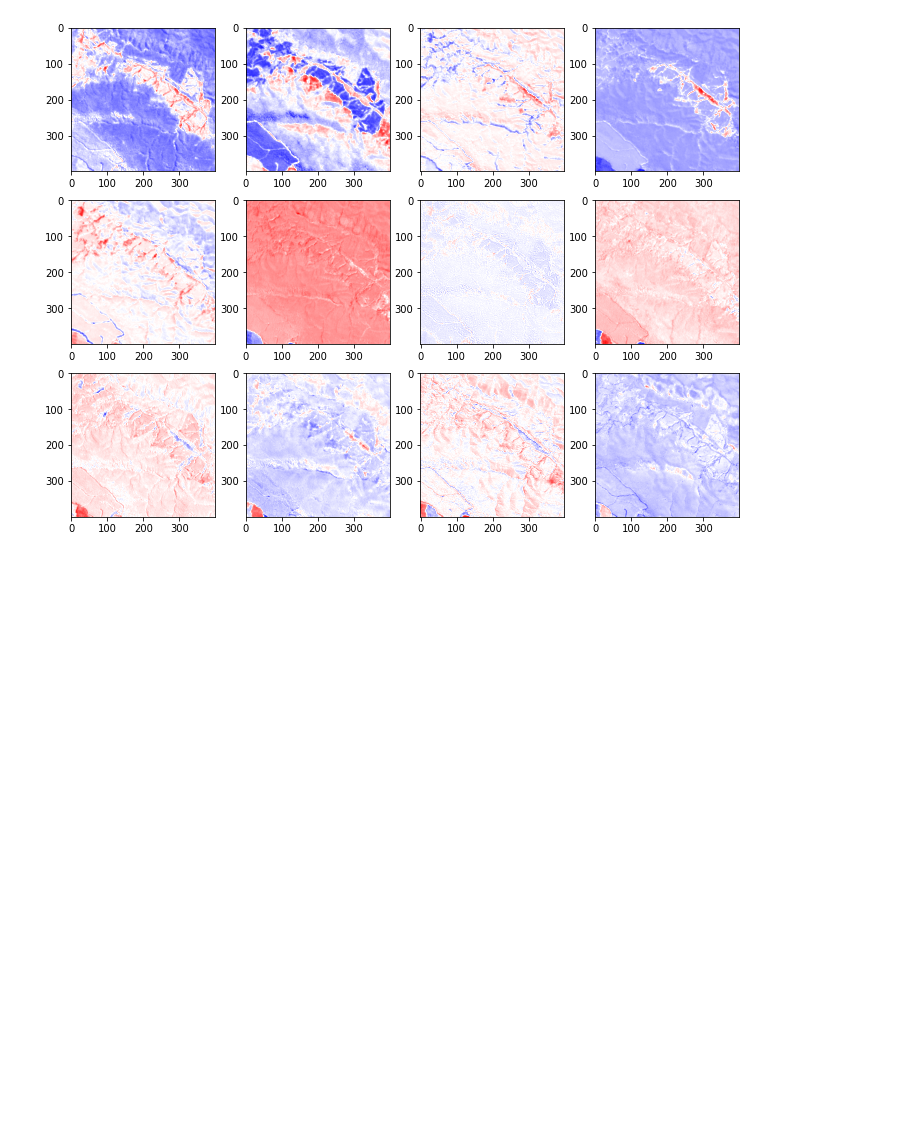
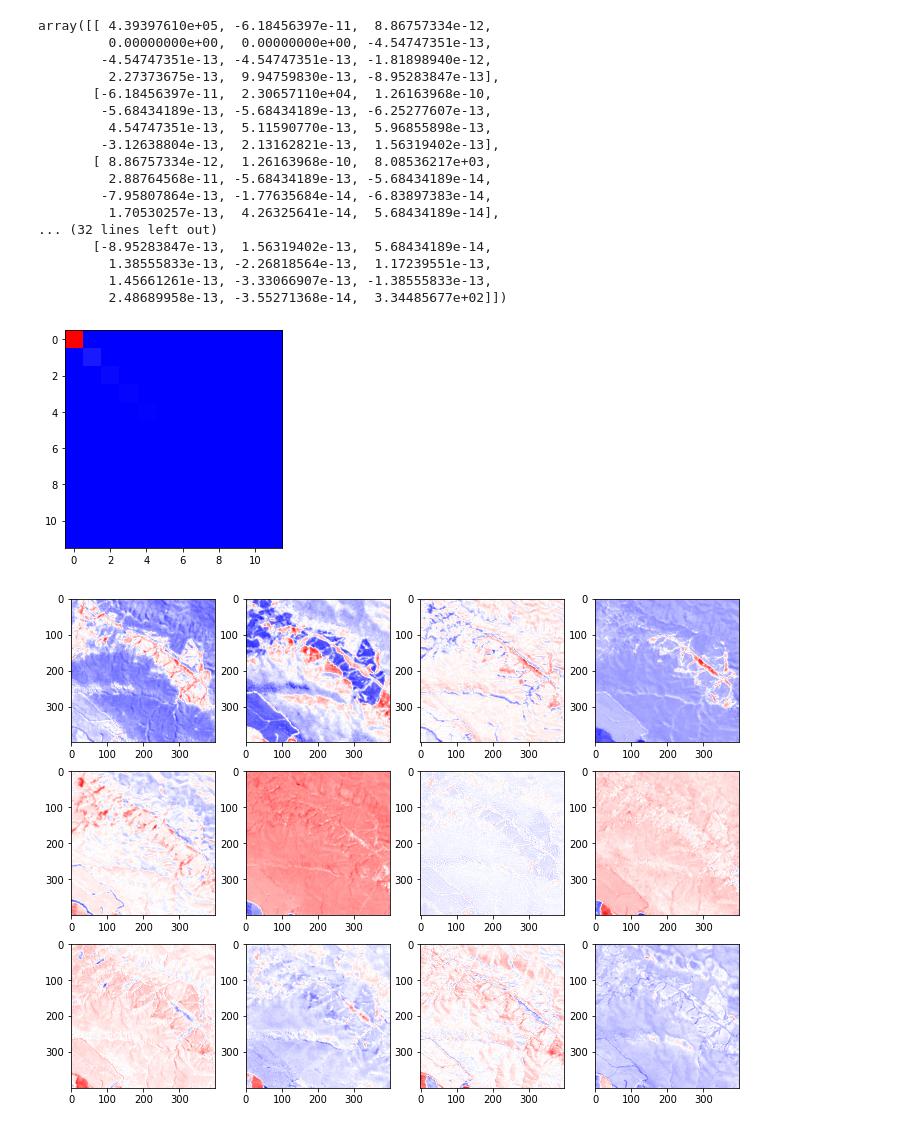
Before and after one commit to ANU-WALD/sat_decomp, a Jupyter notebook: component_comp.ipynb, the cells around one changed output. Drawn from its saved outputs; the diff is of its cells as text; code cells hidden in the pictures; blank space fills up the shorter version.

```diff
--- a/component_comp.ipynb
+++ b/component_comp.ipynb
@@ -178,3 +232,25 @@ plt.imshow(coeffs.T, aspect=10, cmap='bwr')
+# %%
+plt.imshow(coeffs.T@coeffs, cmap='bwr')
+coeffs.T@coeffs
+# %% [output]
+array([[ 4.39397610e+05, -6.18456397e-11,  8.86757334e-12,
+         0.00000000e+00,  0.00000000e+00, -4.54747351e-13,
+        -4.54747351e-13, -4.54747351e-13, -1.81898940e-12,
+         2.27373675e-13,  9.94759830e-13, -8.95283847e-13],
+       [-6.18456397e-11,  2.30657110e+04,  1.26163968e-10,
+        -5.68434189e-13, -5.68434189e-13, -6.25277607e-13,
+         4.54747351e-13,  5.11590770e-13,  5.96855898e-13,
+        -3.12638804e-13,  2.13162821e-13,  1.56319402e-13],
+       [ 8.86757334e-12,  1.26163968e-10,  8.08536217e+03,
+         2.88764568e-11, -5.68434189e-13, -5.68434189e-14,
+        -7.95807864e-13, -1.77635684e-14, -6.83897383e-14,
+         1.70530257e-13,  4.26325641e-14,  5.68434189e-14],
+... (32 lines left out)
+       [-8.95283847e-13,  1.56319402e-13,  5.68434189e-14,
+         1.38555833e-13, -2.26818564e-13,  1.17239551e-13,
+         1.45661261e-13, -3.33066907e-13, -1.38555833e-13,
+         2.48689958e-13, -3.55271368e-14,  3.34485677e+02]])
+[figure, added]
 # %%
 %matplotlib inline
 
```
Also changed, not shown: parts of 10 cells of this notebook.
